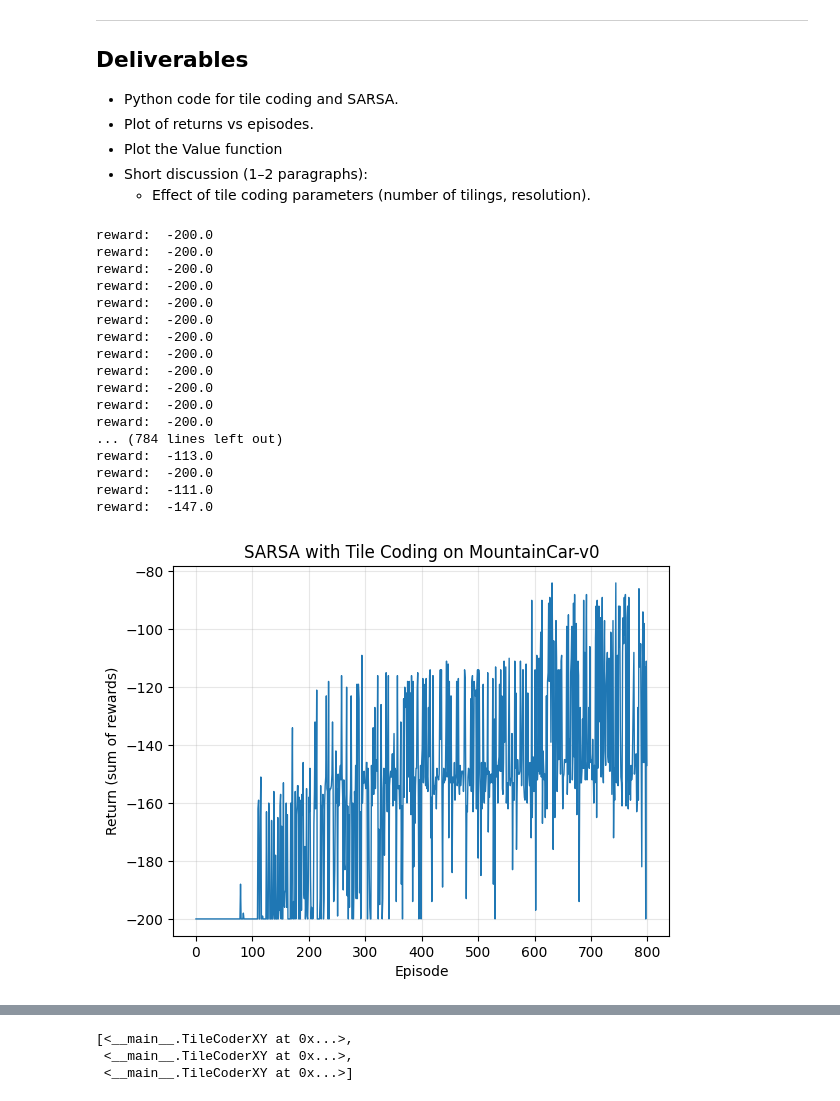
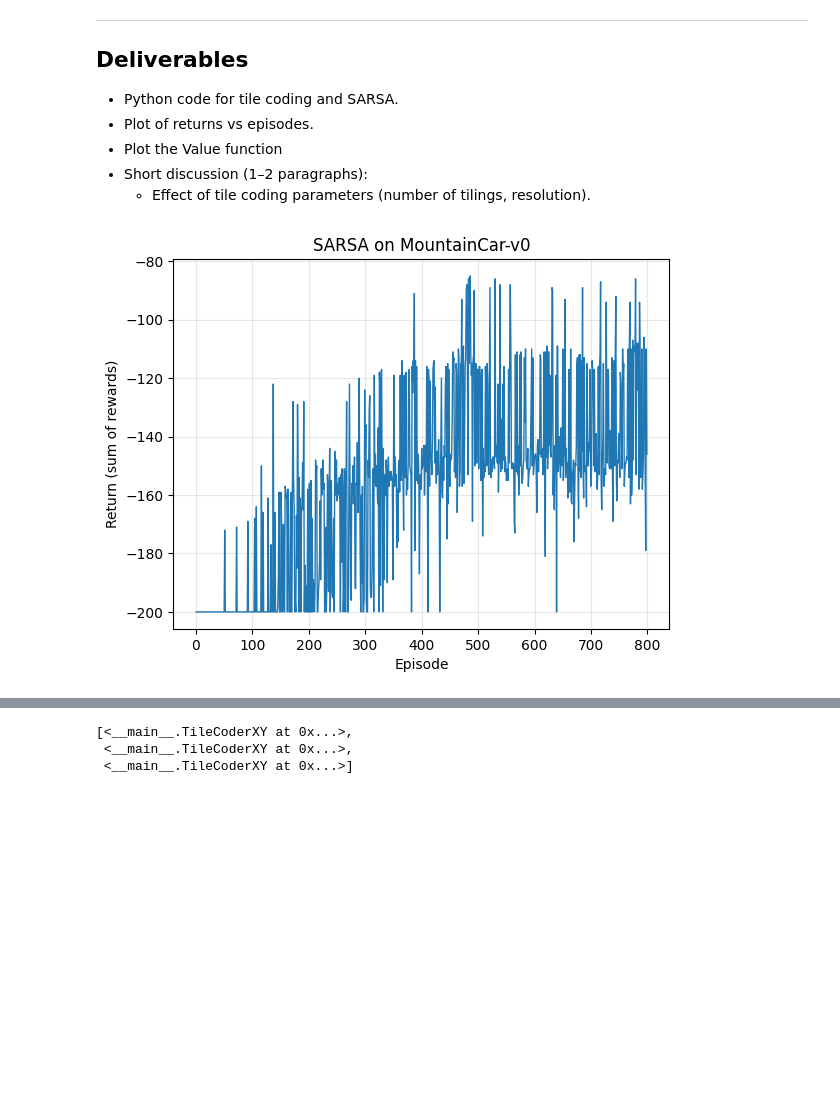
Before and after one commit to JuanCarlos-TiqueRangel/Reinforcement_Learning, a Jupyter notebook: lab5_approximation.ipynb, the cells around one changed output, grey strips where cells are left out. Saved outputs shown, nothing was run; the diff lists cells and outputs as text; code cells hidden in the pictures; blank space fills up the shorter version.

```diff
--- a/lab5_approximation.ipynb
+++ b/lab5_approximation.ipynb
@@ -610,7 +593,7 @@ state_low  = env.observation_space.low[:2]
 state_high = env.observation_space.high[:2]
 
 # --- Function Approximation: one TileCoderXY per action ---
-num_tilings   = 8
+num_tilings   = 15
 tiles_per_dim = (10, 10)
 
 approximators = [
@@ -651,9 +634,8 @@ def sarsa_train(n_episodes=700, alpha=0.15, gamma=1.0,
 
             a_next = epsilon_greedy_action(s_next, epsilon) if not done else 0
 
-            # TD target / error with names as in the instructions
+            # TD target
             target = r if done else (r + gamma * Q(s_next, a_next))
-            delta  = target - Q(s, a)
 
             # Update approximator toward 'target'
             Q_update(s, a, target, alpha)
@@ -670,57 +652,40 @@ def sarsa_train(n_episodes=700, alpha=0.15, gamma=1.0,
 
 # --- Train ---
 returns = sarsa_train(
-    n_episodes=800,      # try 500–1000
-    alpha=0.15,          # overall alpha (TileCoderXY splits internally by num_tilings)
+    n_episodes=800,      # 500–1000
+    alpha=0.15,
     gamma=1.0,
     epsilon_start=0.10,
     epsilon_end=0.01,
     seed=42
 )
 
 
 
-# --- Plots (deliverables) ---
+# --- Plots
 plt.figure()
 plt.plot(returns, linewidth=1)
 plt.xlabel("Episode")
 plt.ylabel("Return (sum of rewards)")
-plt.title("SARSA with Tile Coding on MountainCar-v0")
+plt.title("SARSA on MountainCar-v0")
 plt.grid(alpha=0.3)
 plt.show()
 
 # Value function V(s) = max_a Q(s,a) over a grid
 pos = np.linspace(state_low[0], state_high[0], 60)
 vel = np.linspace(state_low[1], state_high[1], 60)
 V = np.zeros((len(pos), len(vel)))
 for i, p in enumerate(pos):
     for j, v in enumerate(vel):
         s = np.array([p, v])
         V[i, j] = np.max([Q(s, a) for a in range(nA)])
 
 plt.figure()
 plt.pcolormesh(vel, pos, V, shading="auto")
 plt.colorbar(label="V(s) = max_a Q(s,a)")
 plt.xlabel("Velocity")
 plt.ylabel("Position")
 plt.title("Value Function after SARSA training")
 plt.show()
 # %% [output]
-reward:  -200.0
-reward:  -200.0
-reward:  -200.0
-reward:  -200.0
-reward:  -200.0
-reward:  -200.0
-reward:  -200.0
-reward:  -200.0
-reward:  -200.0
-reward:  -200.0
-reward:  -200.0
-reward:  -200.0
-... (784 lines left out)
-reward:  -113.0
-reward:  -200.0
-reward:  -111.0
-reward:  -147.0
-[figure, old version]
+[figure, new version]
```
Also changed, not shown: parts of 9 cells of this notebook, 3 other files.
